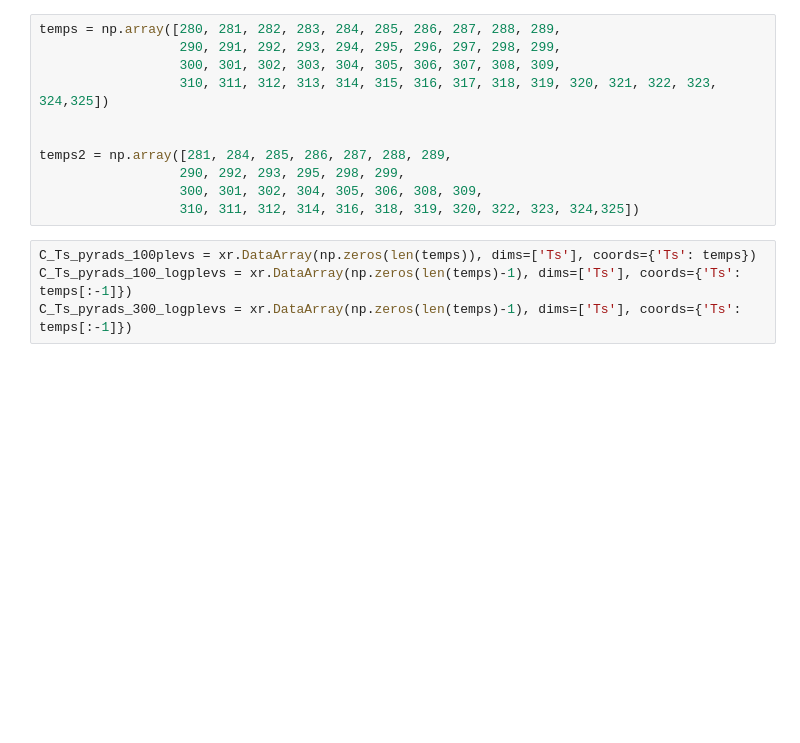
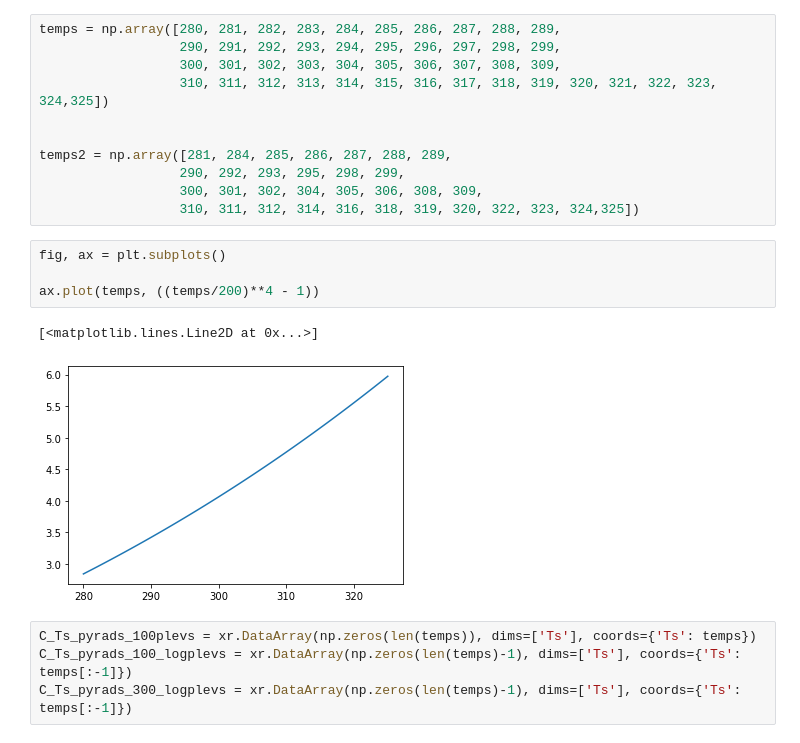
Before and after one commit to AndrewILWilliams/ECS_bump, a Jupyter notebook: Data/PyRADS/intermediate_plotting.ipynb, the cells around one changed output. Cells and saved outputs as stored; diff of their text form; blank space fills up the shorter version.

```diff
--- a/Data/PyRADS/intermediate_plotting.ipynb
+++ b/Data/PyRADS/intermediate_plotting.ipynb
@@ -13,6 +15,13 @@ temps2 = np.array([281, 284, 285, 286, 287, 288, 289,
                   290, 292, 293, 295, 298, 299,
                   300, 301, 302, 304, 305, 306, 308, 309,
                   310, 311, 312, 314, 316, 318, 319, 320, 322, 323, 324,325])
+# %%
+fig, ax = plt.subplots()
+
+ax.plot(temps, ((temps/200)**4 - 1))
+# %% [output]
+[<matplotlib.lines.Line2D at 0x...>]
+[figure, added]
 # %%
 C_Ts_pyrads_100plevs = xr.DataArray(np.zeros(len(temps)), dims=['Ts'], coords={'Ts': temps})
 C_Ts_pyrads_100_logplevs = xr.DataArray(np.zeros(len(temps)-1), dims=['Ts'], coords={'Ts': temps[:-1]})
```
Also changed, not shown: parts of 2 cells of this notebook, 12 other files.
